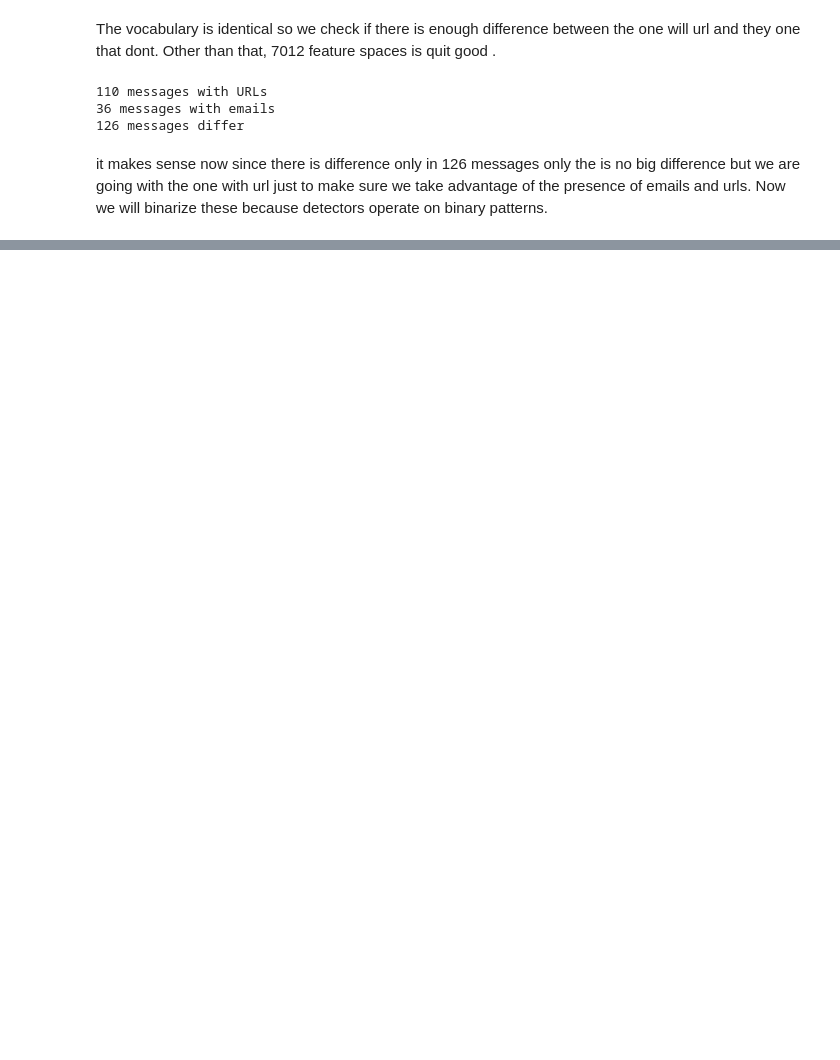
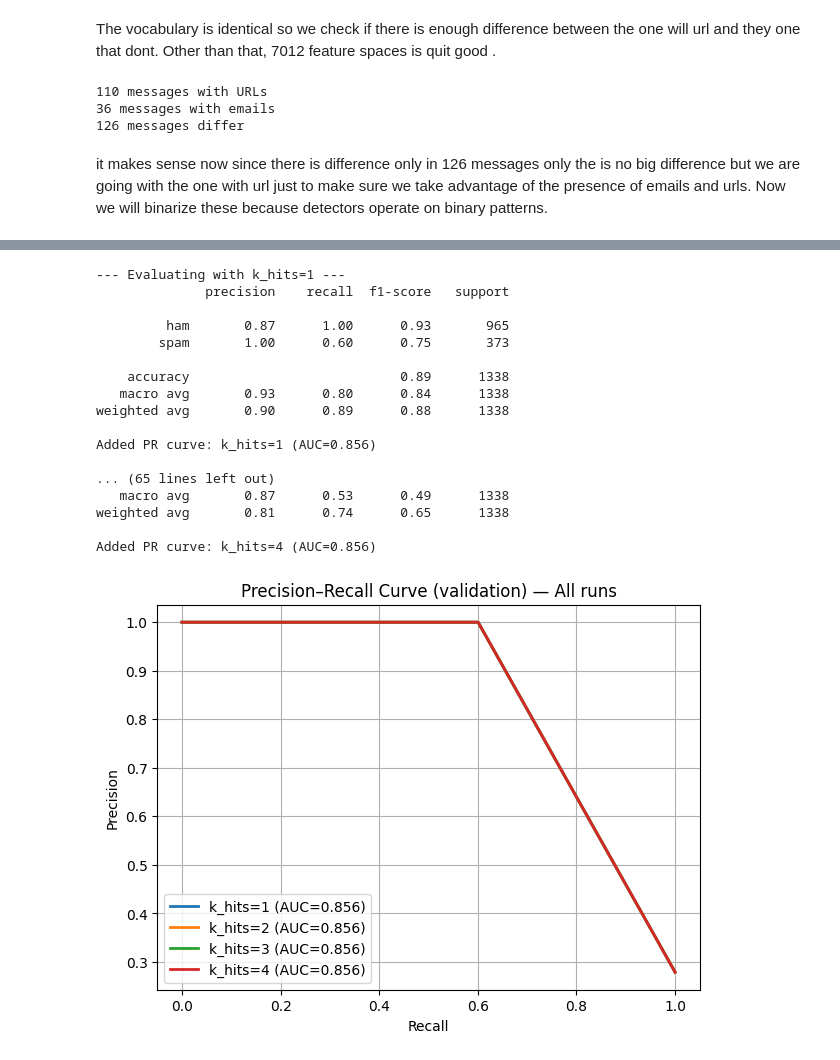
Before and after one commit to jofa016/ACIT4610---Final-Group-Project, a Jupyter notebook: R_f/Project_4/notebook/feature_engineering.ipynb, the cells around one changed output, grey strips where cells are left out. Saved outputs shown, nothing was run; the diff lists cells and outputs as text; code cells hidden in the pictures; blank space fills up the shorter version.

```diff
--- a/R_f/Project_4/notebook/feature_engineering.ipynb
+++ b/R_f/Project_4/notebook/feature_engineering.ipynb
@@ -484,0 +725,45 @@ ValueError: dimension mismatch
+# %%
+# try with different k_hits values
+fig_pr, ax_pr = plt.subplots(figsize=(7, 5))
+for k in [1, 2, 3, 4]:
+    print(f"\n--- Evaluating with k_hits={k} ---")
+    y_pred_k, scores_k = nsa_char.predict(X_eval_char, k_hits=k, return_score=True)
+    evaluate_model(
+        y_true=y_eval_char,
+        y_pred=y_pred_k,
+        scores=scores_k,
+        target_names=("ham", "spam"),
+        cm_title=f"Confusion Matrix (char-level, k_hits={k})",
+        pr_title=f"Precision–Recall Curve (validation, char-level, k_hits={k})",
+        pr_ax=ax_pr,
+        pr_label=f"k_hits={k}",
+        show_pr_legend=False
+    )
+
+# finalize the combined PR plot (show legend once)
+ax_pr.set_title("Precision–Recall Curve (validation) — All runs")
+ax_pr.set_xlabel("Recall")
+ax_pr.set_ylabel("Precision")
+ax_pr.grid(True)
+ax_pr.legend()
+plt.tight_layout()
+plt.show()
+# %% [output]
+--- Evaluating with k_hits=1 ---
+              precision    recall  f1-score   support
+
+         ham       0.87      1.00      0.93       965
+        spam       1.00      0.60      0.75       373
+
+    accuracy                           0.89      1338
+   macro avg       0.93      0.80      0.84      1338
+weighted avg       0.90      0.89      0.88      1338
+
+Added PR curve: k_hits=1 (AUC=0.856)
+
+... (65 lines left out)
+   macro avg       0.87      0.53      0.49      1338
+weighted avg       0.81      0.74      0.65      1338
+
+Added PR curve: k_hits=4 (AUC=0.856)
+[figure, added]
```
Also changed, not shown: parts of 31 cells of this notebook.
